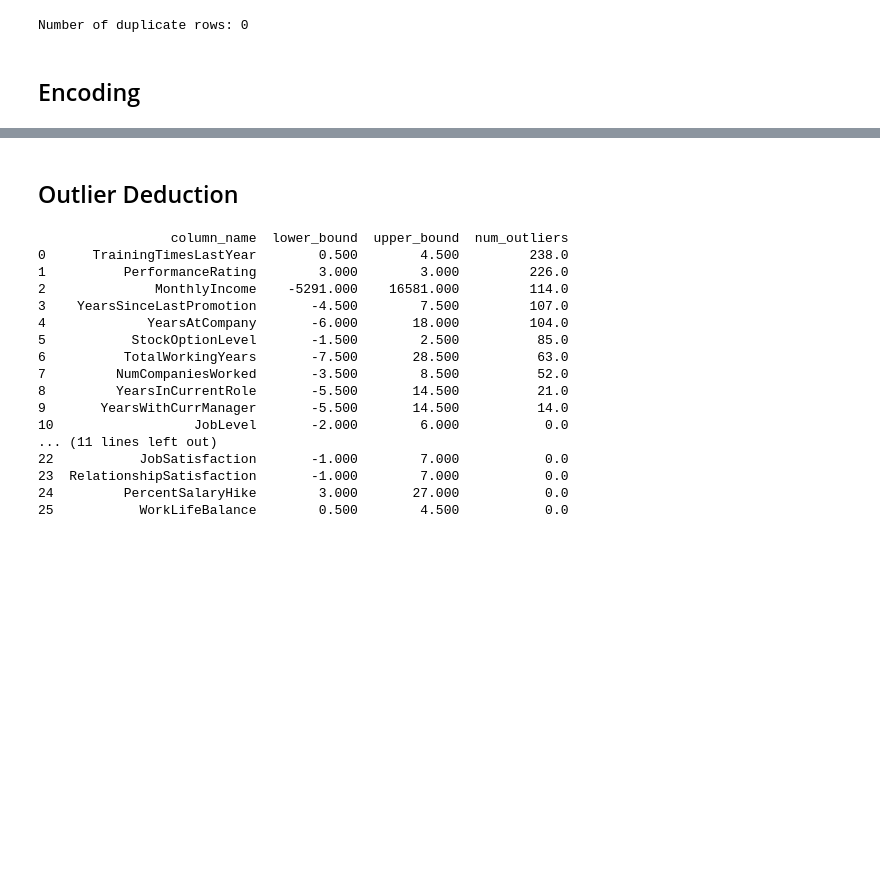
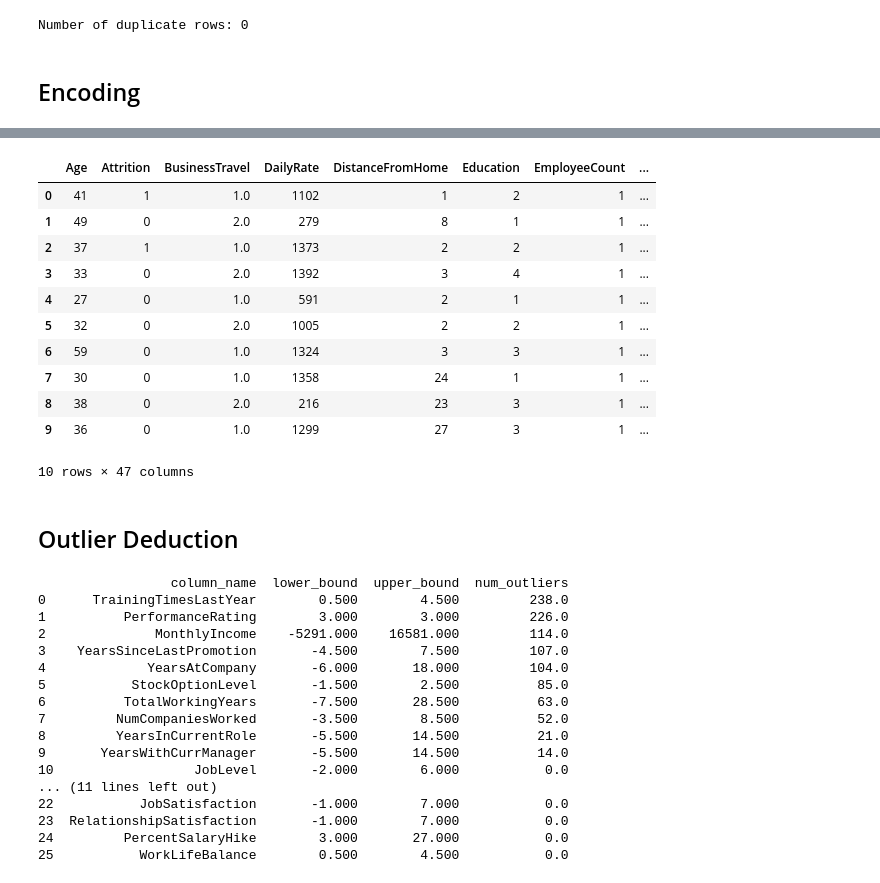
Before and after one commit to Mahendran180923/employee_attrition, a Jupyter notebook: Employee_Attrition.ipynb, the cells around one changed output, grey strips where cells are left out. Cells and saved outputs as stored; diff of their text form; code cells hidden in the pictures; blank space fills up the shorter version.

```diff
--- a/Employee_Attrition.ipynb
+++ b/Employee_Attrition.ipynb
@@ -301,0 +298,6 @@ df = pd.get_dummies(df, columns=onehot_cols, drop_first=True)
+# %%
+# 3. One-Hot Encoding for Nominal Multi-Class
+onehot_cols = ['EducationField', 'Gender', 'Department', 'JobRole', 'MaritalStatus']
+df = pd.get_dummies(df, columns=onehot_cols, drop_first=True)
+# %%
+df.drop(columns=['Over18'], inplace=True)
@@ -302,3 +324,18 @@ df = pd.get_dummies(df, columns=onehot_cols, drop_first=True)
+# %%
+df.head(10)
+# %% [output]
+|  | Age | Attrition | BusinessTravel | DailyRate | DistanceFromHome | Education | EmployeeCount | ... |
+| 0 | 41 | 1 | 1.0 | 1102 | 1 | 2 | 1 | ... |
+| 1 | 49 | 0 | 2.0 | 279 | 8 | 1 | 1 | ... |
+| 2 | 37 | 1 | 1.0 | 1373 | 2 | 2 | 1 | ... |
+| 3 | 33 | 0 | 2.0 | 1392 | 3 | 4 | 1 | ... |
+| 4 | 27 | 0 | 1.0 | 591 | 2 | 1 | 1 | ... |
+| 5 | 32 | 0 | 2.0 | 1005 | 2 | 2 | 1 | ... |
+| 6 | 59 | 0 | 1.0 | 1324 | 3 | 3 | 1 | ... |
+| 7 | 30 | 0 | 1.0 | 1358 | 24 | 1 | 1 | ... |
+| 8 | 38 | 0 | 2.0 | 216 | 23 | 3 | 1 | ... |
+| 9 | 36 | 0 | 1.0 | 1299 | 27 | 3 | 1 | ... |
+10 rows × 47 columns
 # %% [markdown]
 ## Outlier Deduction
 # %%
```
Also changed, not shown: parts of 3 cells of this notebook.
